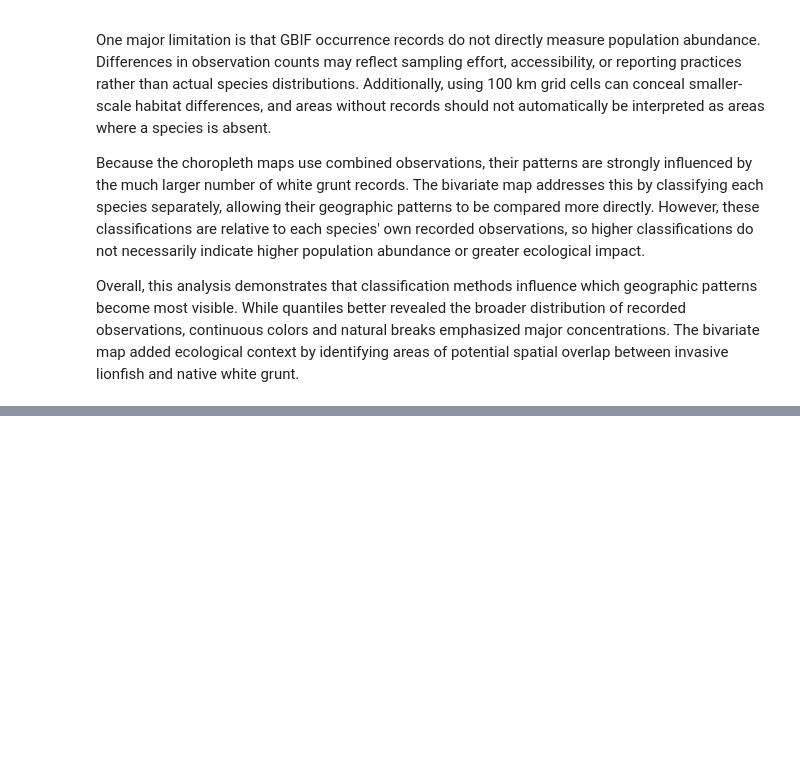
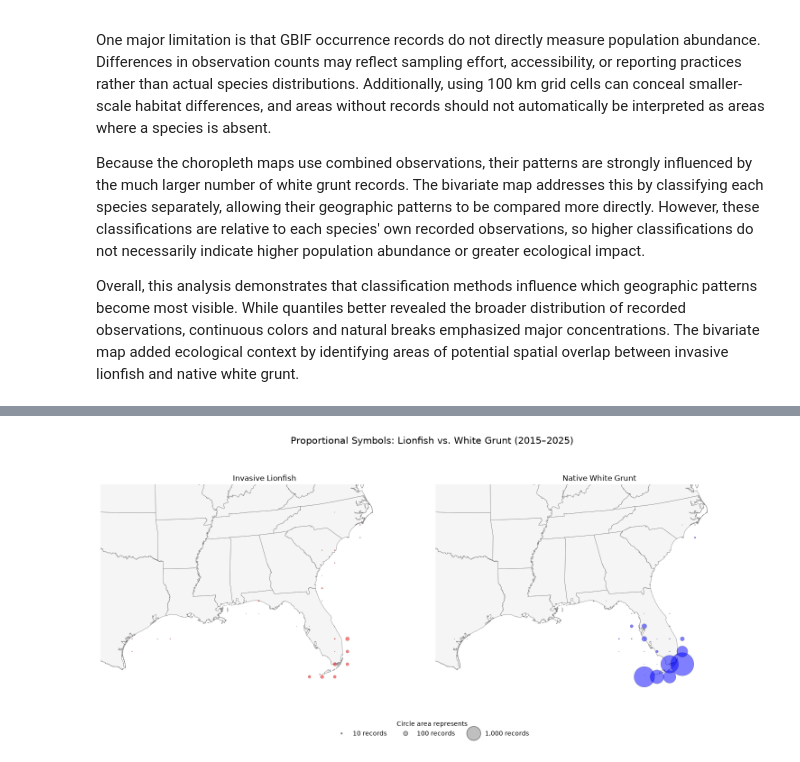
Before and after one commit to calebjor/geog592-calebjor, a Jupyter notebook: homework/week09/week09_lionfish_whitegrunt.ipynb, the cells around one changed output, grey strips where cells are left out. Saved outputs shown, nothing was run; the diff lists cells and outputs as text; code cells hidden in the pictures; blank space fills up the shorter version.

Commit message:
Matplotlib Pt2

```diff
--- a/homework/week09/week09_lionfish_whitegrunt.ipynb
+++ b/homework/week09/week09_lionfish_whitegrunt.ipynb
@@ -525,0 +534,77 @@ Overall, this analysis demonstrates that classification methods influence which
+# %%
+symbol_data = grid_counts.copy()
+
+symbol_data["center"] = symbol_data.geometry.centroid
+
+symbol_points = gpd.GeoDataFrame(
+    symbol_data.drop(columns="geometry"),
+    geometry="center",
+    crs=grid_counts.crs)
+
+fig, axes = plt.subplots(1, 2, figsize=(15, 7))
+
+species_colors = {"Pterois volitans": "red", "Haemulon plumierii": "blue"}
+
+titles = {"Pterois volitans": "Invasive Lionfish", "Haemulon plumierii": "Native White Grunt"}
+
+for ax, (name, color) in zip(axes, species_colors.items()):
+
+    contiguous_us.to_crs(epsg=5070).plot(
+        ax=ax,
+        facecolor="whitesmoke",
+        edgecolor="gray",
+        linewidth=0.5)
+
+    points = symbol_points[symbol_points[name] > 0]
+
+    points.plot(
+        ax=ax,
+        markersize=points[name] * 0.5,
+        color=color,
+        alpha=0.5,
+        edgecolor="black",
+        linewidth=0.3)
+
+    ax.set_xlim(xmin, xmax)
+    ax.set_ylim(ymin, ymax)
+    ax.set_title(titles[name])
+    ax.set_axis_off()
+
+plt.suptitle("Proportional Symbols: Lionfish vs. White Grunt (2015–2025)", fontsize=15)
+
+from matplotlib.lines import Line2D
+
+legend_counts = [10, 100, 1000]
+
+handles = [Line2D([], [],
+        marker="o",
+        linestyle="None",
+        markersize=np.sqrt(count * 0.5),
+        markerfacecolor="gray",
+        markeredgecolor="black",
+        alpha=0.5,
+        label=f"{count:,} records"
+    )
+    for count in legend_counts]
+
+fig.legend(
+    handles=handles,
+    title="Circle area represents",
+    loc="lower center",
+    ncol=3,
+    frameon=False,
+    bbox_to_anchor=(0.5, 0.01))
+
+plt.tight_layout(rect=[0, 0.09, 1, 0.95])
+
+plt.tight_layout()
+
+plt.savefig(
+    "lionfish_whitegrunt_proportional.png",
+    dpi=300,
+    bbox_inches="tight"
+)
+
+plt.show()
+# %% [output]
+[figure, added]
```
Also changed, not shown: parts of 7 cells of this notebook, 2 other files.
